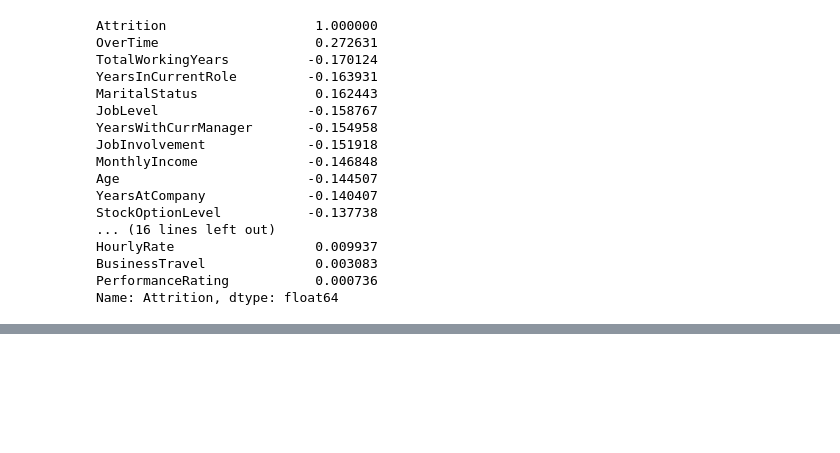
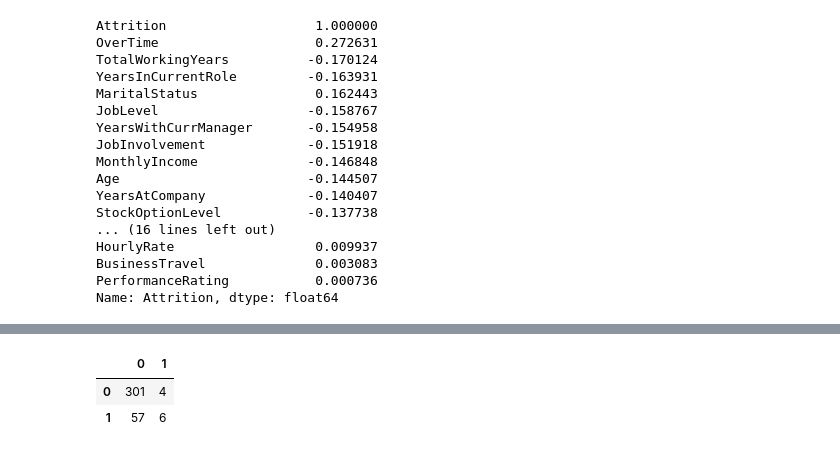
Before and after one commit to JayyyOlden/AMLDM, a Jupyter notebook: 2006184.ipynb, the cells around one changed output, grey strips where cells are left out. Cells and saved outputs as stored; diff of their text form; code cells hidden in the pictures; blank space fills up the shorter version.

```diff
--- a/2006184.ipynb
+++ b/2006184.ipynb
@@ -798,0 +802,4 @@ Name: Attrition, dtype: float64
+# %%
+sc = StandardScaler()
+X_train = sc.fit_transform(X_train)
+X_test  = sc.fit_transform(X_test)
@@ -798,0 +846,8 @@ Name: Attrition, dtype: float64
+# %%
+unique_label = np.unique([y_test, y_pred])
+cm=confusion_matrix(y_test, y_pred, labels=unique_label )
+pd.DataFrame(cm,  columns=unique_label)
+# %% [output]
+|  | 0 | 1 |
+| 0 | 301 | 4 |
+| 1 | 57 | 6 |
```
Also changed, not shown: parts of 23 cells of this notebook, 3 other files.
